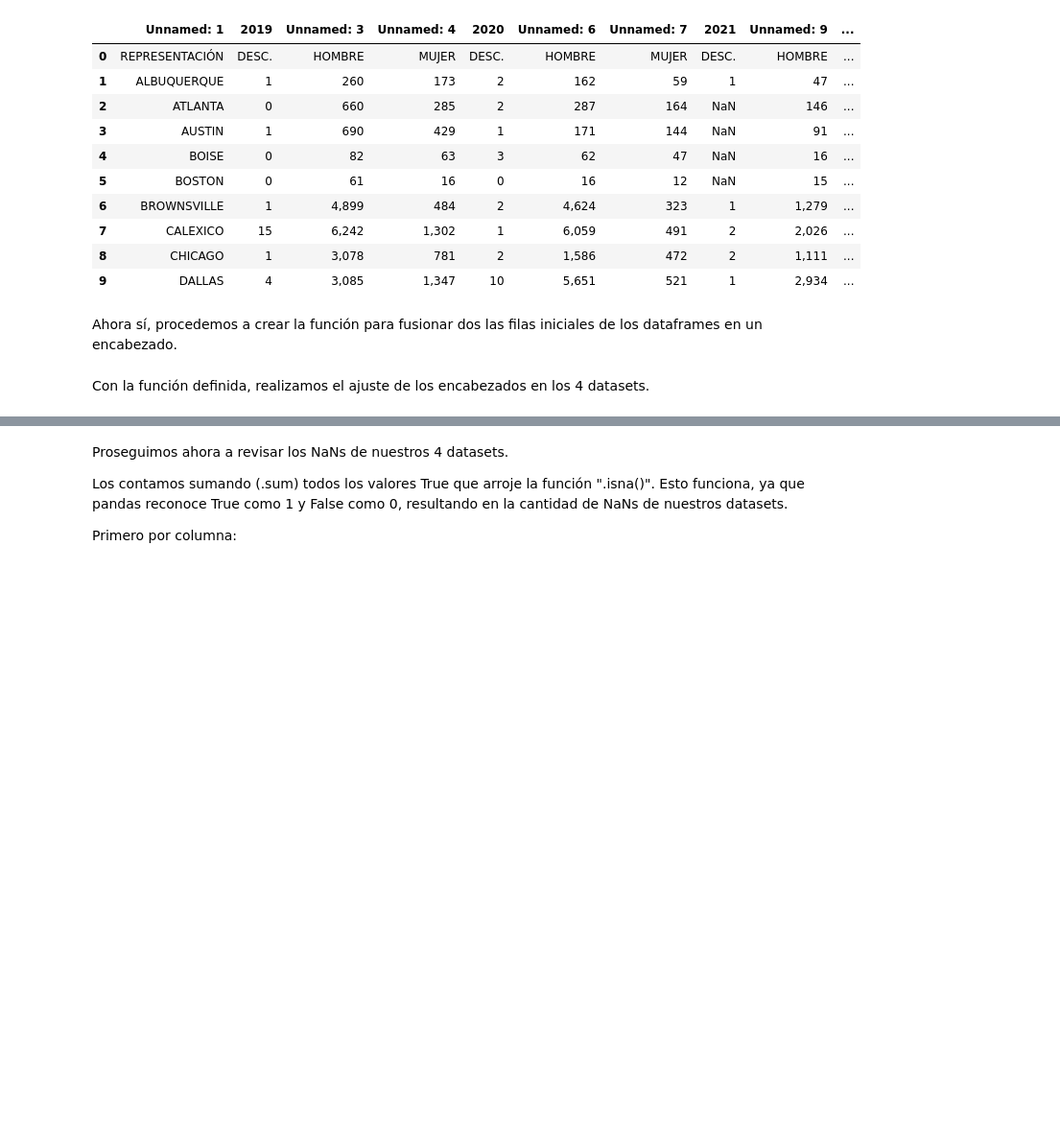
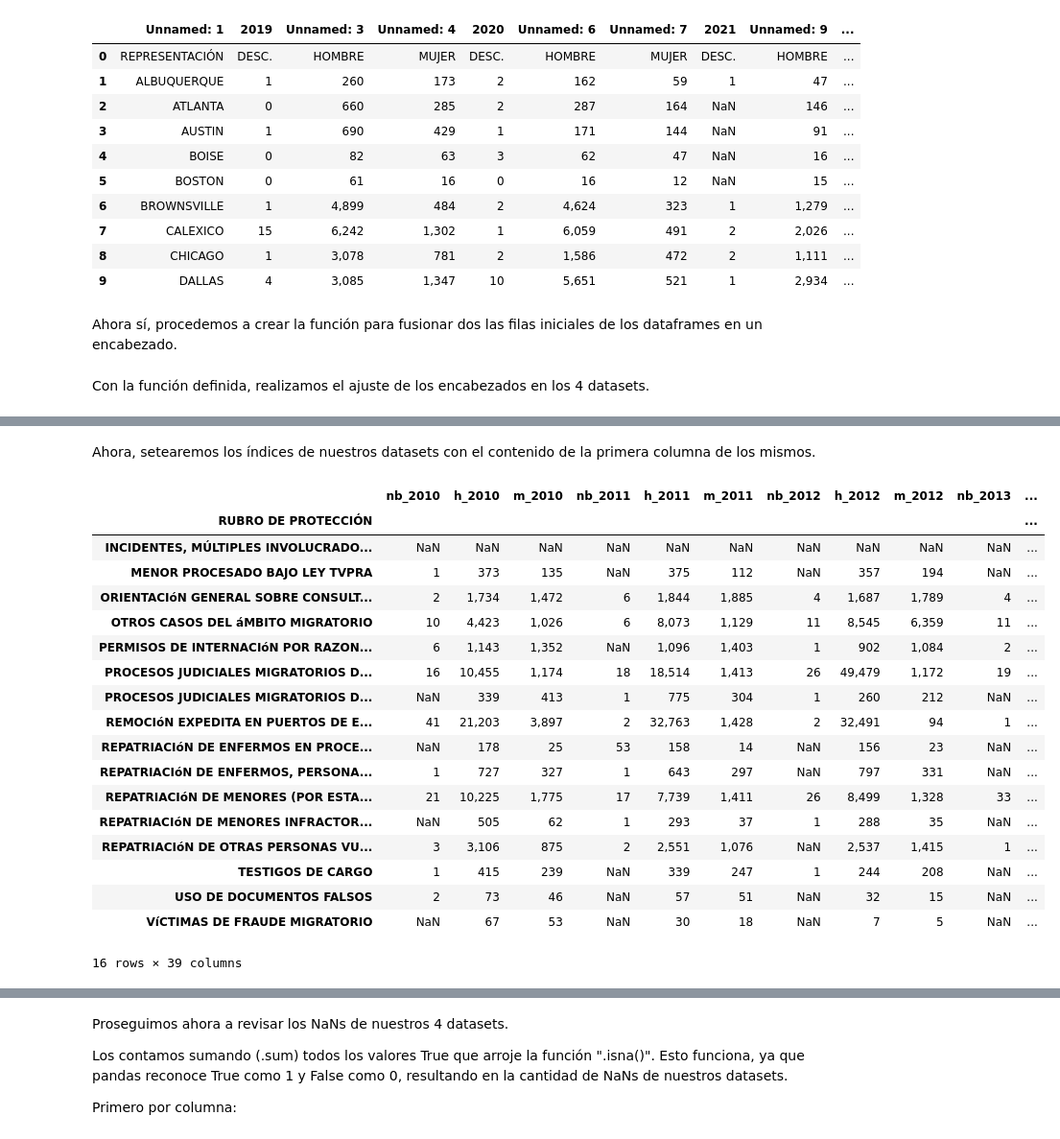
Before and after one commit to JuanMaLR/bedu-equipo4-dataScience-P-FP, a Jupyter notebook: FinalProject.ipynb, the cells around one changed output, grey strips where cells are left out. Shown: that part at 96% size. Cells and saved outputs as stored; diff of their text form; code cells hidden in the pictures; blank space fills up the shorter version.

```diff
--- a/FinalProject.ipynb
+++ b/FinalProject.ipynb
@@ -662,3 +664,28 @@ rango_edad.head(10)
 | 8 | Más de 75 años | 5 | 191 | 188 | 0 | 91 | 89 | 0 | 76 | 81 | ... |
 | 9 | Se desconoce Edad | 15 | 2,146 | 595 | 31 | 1,864 | 418 | 10 | 1,494 | 376 | ... |
 | 10 | TOTAL | 453 | 100,337 | 23,715 | 244 | 83,049 | 12,882 | 39 | 49,108 | 9,681 | ... |
+# %% [markdown]
+Ahora, setearemos los índices de nuestros datasets con el contenido de la primera columna de los mismos.
+# %%
+casos.set_index('RUBRO DE PROTECCIÓN', inplace=True, drop=True)
+casos
+# %% [output]
+|  | nb_2010 | h_2010 | m_2010 | nb_2011 | h_2011 | m_2011 | nb_2012 | h_2012 | m_2012 | nb_2013 | ... |
+| RUBRO DE PROTECCIÓN |  |  |  |  |  |  |  |  |  |  | ... |
+| INCIDENTES, MÚLTIPLES INVOLUCRADO... | NaN | NaN | NaN | NaN | NaN | NaN | NaN | NaN | NaN | NaN | ... |
+| MENOR PROCESADO BAJO LEY TVPRA | 1 | 373 | 135 | NaN | 375 | 112 | NaN | 357 | 194 | NaN | ... |
+| ORIENTACIóN GENERAL SOBRE CONSULT... | 2 | 1,734 | 1,472 | 6 | 1,844 | 1,885 | 4 | 1,687 | 1,789 | 4 | ... |
+| OTROS CASOS DEL áMBITO MIGRATORIO | 10 | 4,423 | 1,026 | 6 | 8,073 | 1,129 | 11 | 8,545 | 6,359 | 11 | ... |
+| PERMISOS DE INTERNACIóN POR RAZON... | 6 | 1,143 | 1,352 | NaN | 1,096 | 1,403 | 1 | 902 | 1,084 | 2 | ... |
+| PROCESOS JUDICIALES MIGRATORIOS D... | 16 | 10,455 | 1,174 | 18 | 18,514 | 1,413 | 26 | 49,479 | 1,172 | 19 | ... |
+| PROCESOS JUDICIALES MIGRATORIOS D... | NaN | 339 | 413 | 1 | 775 | 304 | 1 | 260 | 212 | NaN | ... |
+| REMOCIóN EXPEDITA EN PUERTOS DE E... | 41 | 21,203 | 3,897 | 2 | 32,763 | 1,428 | 2 | 32,491 | 94 | 1 | ... |
+| REPATRIACIóN DE ENFERMOS EN PROCE... | NaN | 178 | 25 | 53 | 158 | 14 | NaN | 156 | 23 | NaN | ... |
+| REPATRIACIóN DE ENFERMOS, PERSONA... | 1 | 727 | 327 | 1 | 643 | 297 | NaN | 797 | 331 | NaN | ... |
+| REPATRIACIóN DE MENORES (POR ESTA... | 21 | 10,225 | 1,775 | 17 | 7,739 | 1,411 | 26 | 8,499 | 1,328 | 33 | ... |
+| REPATRIACIóN DE MENORES INFRACTOR... | NaN | 505 | 62 | 1 | 293 | 37 | 1 | 288 | 35 | NaN | ... |
+| REPATRIACIóN DE OTRAS PERSONAS VU... | 3 | 3,106 | 875 | 2 | 2,551 | 1,076 | NaN | 2,537 | 1,415 | 1 | ... |
+| TESTIGOS DE CARGO | 1 | 415 | 239 | NaN | 339 | 247 | 1 | 244 | 208 | NaN | ... |
+| USO DE DOCUMENTOS FALSOS | 2 | 73 | 46 | NaN | 57 | 51 | NaN | 32 | 15 | NaN | ... |
+| VíCTIMAS DE FRAUDE MIGRATORIO | NaN | 67 | 53 | NaN | 30 | 18 | NaN | 7 | 5 | NaN | ... |
+16 rows × 39 columns
```
Also changed, not shown: parts of 42 cells of this notebook.
